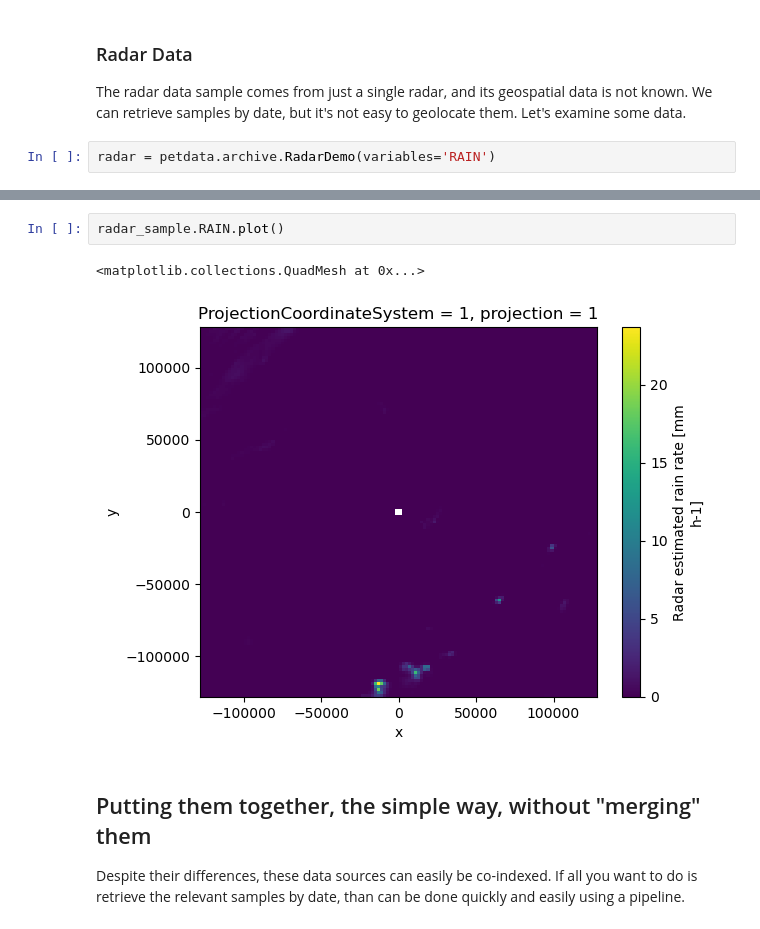
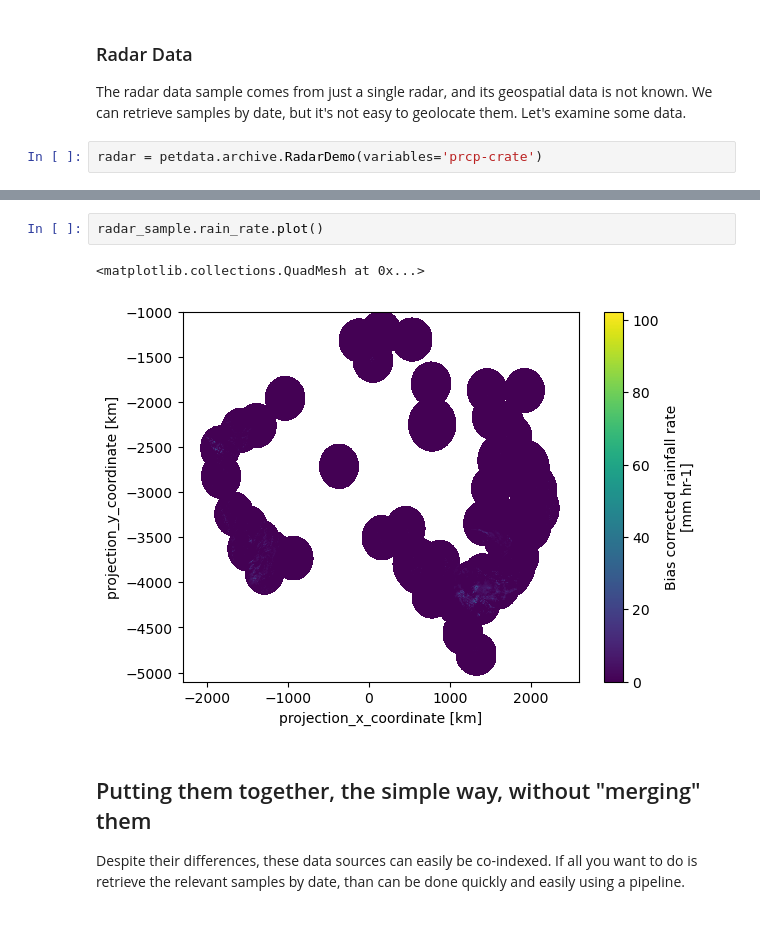
Before and after one commit to JMP-MO/PyEarthTools, a Jupyter notebook: notebooks/tutorial/MultipleSources.ipynb, the cells around one changed output, grey strips where cells are left out. Drawn from its saved outputs; the diff is of its cells as text.

Commit message:
Update tutorial for composite radar data loading

```diff
--- a/notebooks/tutorial/MultipleSources.ipynb
+++ b/notebooks/tutorial/MultipleSources.ipynb
@@ -59,7 +59,7 @@ sample_mslp.plot()
 
 The radar data sample comes from just a single radar, and its geospatial data is not known. We can retrieve samples by date, but it's not easy to geolocate them. Let's examine some data.
 # %%
-radar = petdata.archive.RadarDemo(variables='RAIN')
+radar = petdata.archive.RadarDemo(variables='prcp-crate')
 # %%
 radar_sample = radar[doi]
 radar_sample
@@ -102,8 +84,8 @@ ODIM_H5/V2_2
 # %%
-radar_sample.RAIN.plot()
+radar_sample.rain_rate.plot()
 # %% [output]
 <matplotlib.collections.QuadMesh at 0x...>
-[figure, old version]
+[figure, new version]
 # %% [markdown]
 ## Putting them together, the simple way, without "merging" them
 
```
Also changed, not shown: parts of 3 cells of this notebook, 1 other file.
